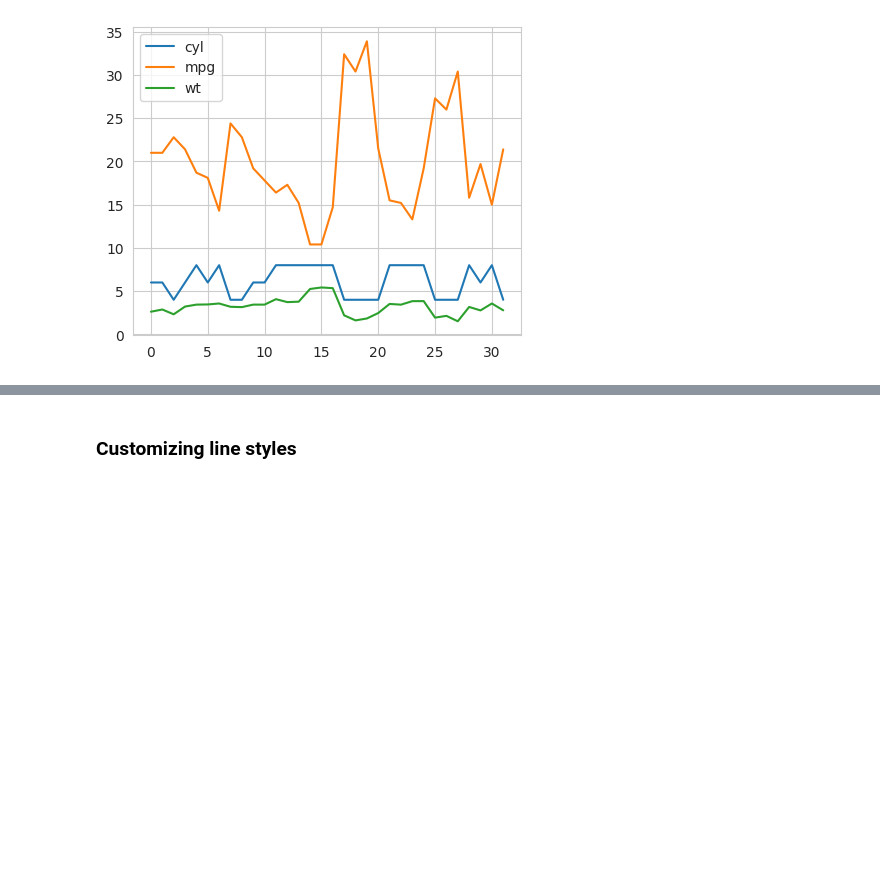
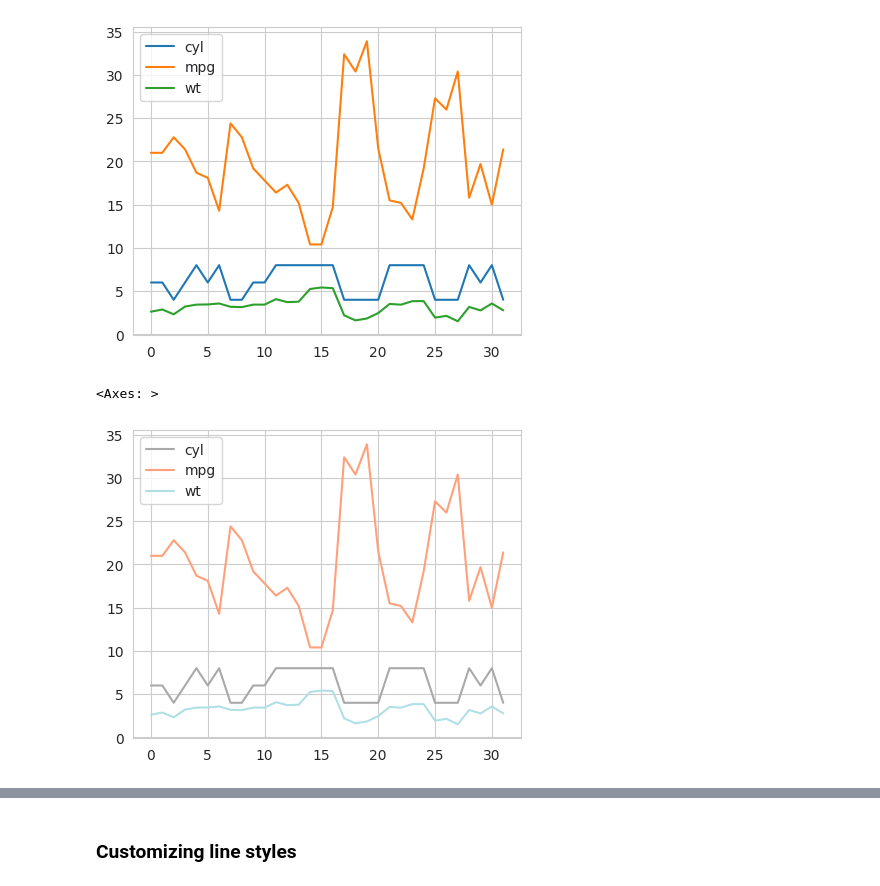
Before and after one commit to chamudithagamage/python-for-data-science-and-machine-learning-essential-training-part-1-3006708, a Jupyter notebook: notebooks/04_04b.ipynb, the cells around one changed output, grey strips where cells are left out. Saved outputs shown, nothing was run; the diff lists cells and outputs as text; code cells hidden in the pictures; blank space fills up the shorter version.

```diff
--- a/notebooks/04_04b.ipynb
+++ b/notebooks/04_04b.ipynb
@@ -41,3 +41,9 @@ df.plot()
 # %% [output]
 <Axes: >
 [figure]
+# %%
+color_theme = ['darkgray','lightsalmon', 'powderblue']
+df.plot(color= color_theme)
+# %% [output]
+<Axes: >
+[figure, added]
```
Also changed, not shown: parts of 5 cells of this notebook, 22 other files.
